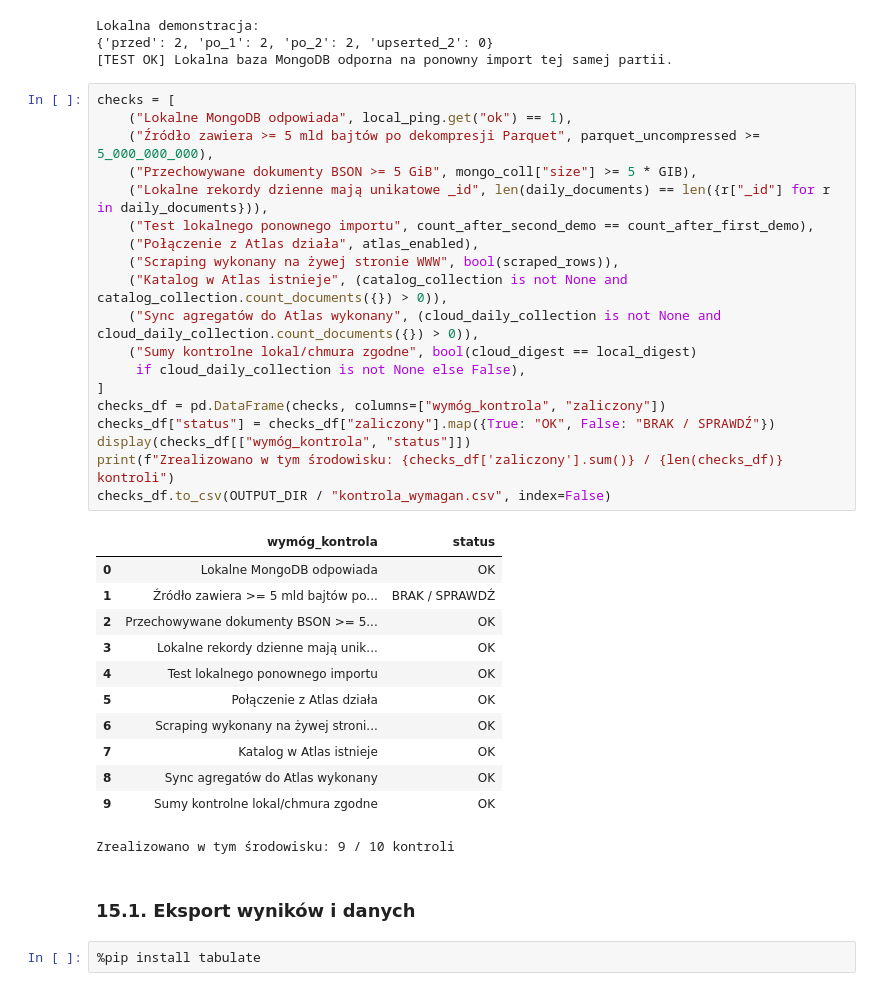
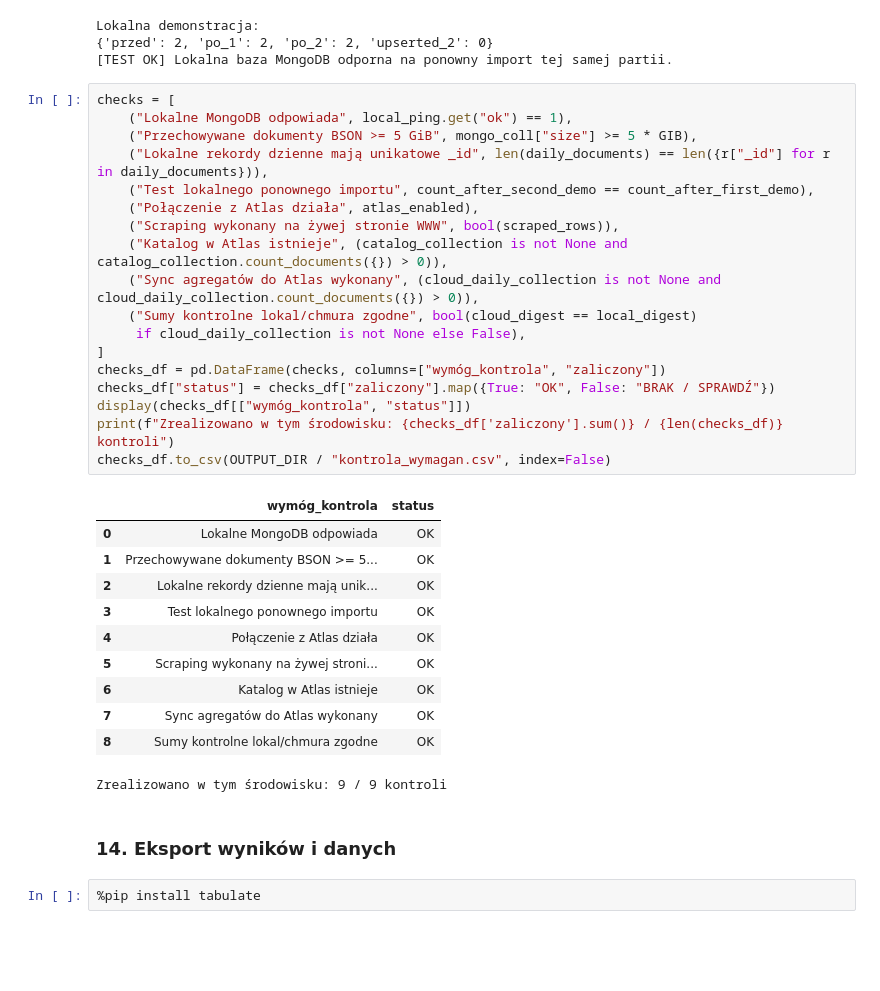
Before and after one commit to Siitrev/Big-Data-projekt1, a Jupyter notebook: Big_Data_NYC_4_0.ipynb, the cells around one changed output. Cells and saved outputs as stored; diff of their text form; blank space fills up the shorter version.

```diff
--- a/Big_Data_NYC_4_0.ipynb
+++ b/Big_Data_NYC_4_0.ipynb
@@ -1991,37 +1978,35 @@ Lokalna demonstracja:
 # %%
 checks = [
     ("Lokalne MongoDB odpowiada", local_ping.get("ok") == 1),
-    ("Źródło zawiera >= 5 mld bajtów po dekompresji Parquet", parquet_uncompressed >= 5_000_000_000),
     ("Przechowywane dokumenty BSON >= 5 GiB", mongo_coll["size"] >= 5 * GIB),
     ("Lokalne rekordy dzienne mają unikatowe _id", len(daily_documents) == len({r["_id"] for r in daily_documents})),
     ("Test lokalnego ponownego importu", count_after_second_demo == count_after_first_demo),
     ("Połączenie z Atlas działa", atlas_enabled),
     ("Scraping wykonany na żywej stronie WWW", bool(scraped_rows)),
     ("Katalog w Atlas istnieje", (catalog_collection is not None and catalog_collection.count_documents({}) > 0)),
     ("Sync agregatów do Atlas wykonany", (cloud_daily_collection is not None and cloud_daily_collection.count_documents({}) > 0)),
     ("Sumy kontrolne lokal/chmura zgodne", bool(cloud_digest == local_digest)
      if cloud_daily_collection is not None else False),
 ]
 checks_df = pd.DataFrame(checks, columns=["wymóg_kontrola", "zaliczony"])
 checks_df["status"] = checks_df["zaliczony"].map({True: "OK", False: "BRAK / SPRAWDŹ"})
 display(checks_df[["wymóg_kontrola", "status"]])
 print(f"Zrealizowano w tym środowisku: {checks_df['zaliczony'].sum()} / {len(checks_df)} kontroli")
 checks_df.to_csv(OUTPUT_DIR / "kontrola_wymagan.csv", index=False)
 # %% [output]
 |  | wymóg_kontrola | status |
 | 0 | Lokalne MongoDB odpowiada | OK |
-| 1 | Źródło zawiera >= 5 mld bajtów po... | BRAK / SPRAWDŹ |
-| 2 | Przechowywane dokumenty BSON >= 5... | OK |
-| 3 | Lokalne rekordy dzienne mają unik... | OK |
-| 4 | Test lokalnego ponownego importu | OK |
-| 5 | Połączenie z Atlas działa | OK |
-| 6 | Scraping wykonany na żywej stroni... | OK |
-| 7 | Katalog w Atlas istnieje | OK |
-| 8 | Sync agregatów do Atlas wykonany | OK |
-| 9 | Sumy kontrolne lokal/chmura zgodne | OK |
+| 1 | Przechowywane dokumenty BSON >= 5... | OK |
+| 2 | Lokalne rekordy dzienne mają unik... | OK |
+| 3 | Test lokalnego ponownego importu | OK |
+| 4 | Połączenie z Atlas działa | OK |
+| 5 | Scraping wykonany na żywej stroni... | OK |
+| 6 | Katalog w Atlas istnieje | OK |
+| 7 | Sync agregatów do Atlas wykonany | OK |
+| 8 | Sumy kontrolne lokal/chmura zgodne | OK |
-Zrealizowano w tym środowisku: 9 / 10 kontroli
+Zrealizowano w tym środowisku: 9 / 9 kontroli
 # %% [markdown]
-### 15.1. Eksport wyników i danych
+### 14. Eksport wyników i danych
 # %%
 %pip install tabulate
 # %% [output]
```
Also changed, not shown: parts of 7 cells of this notebook.
